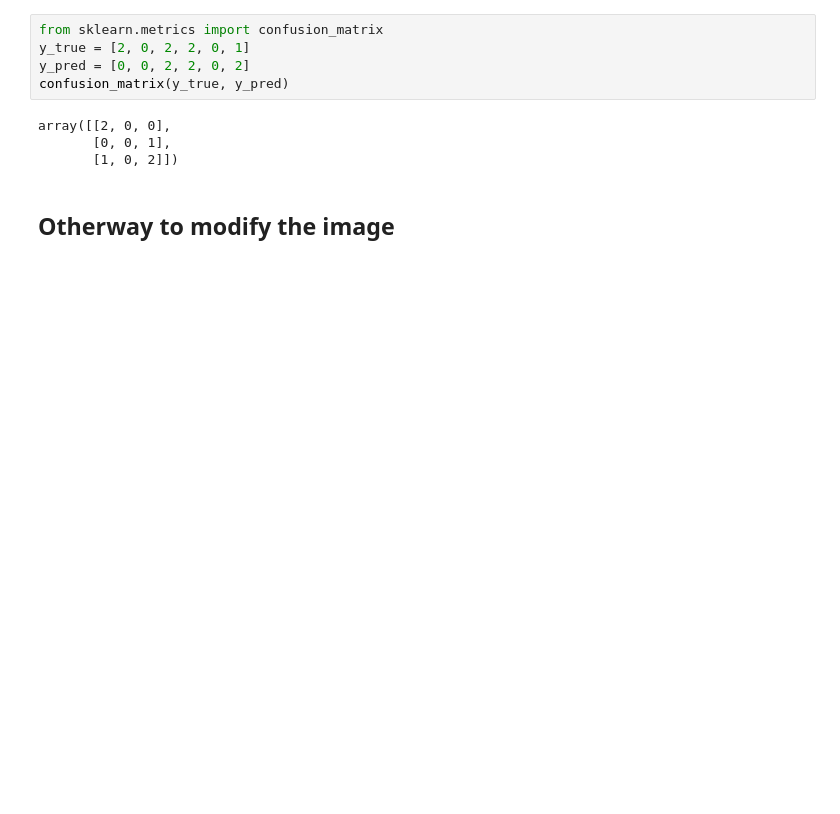
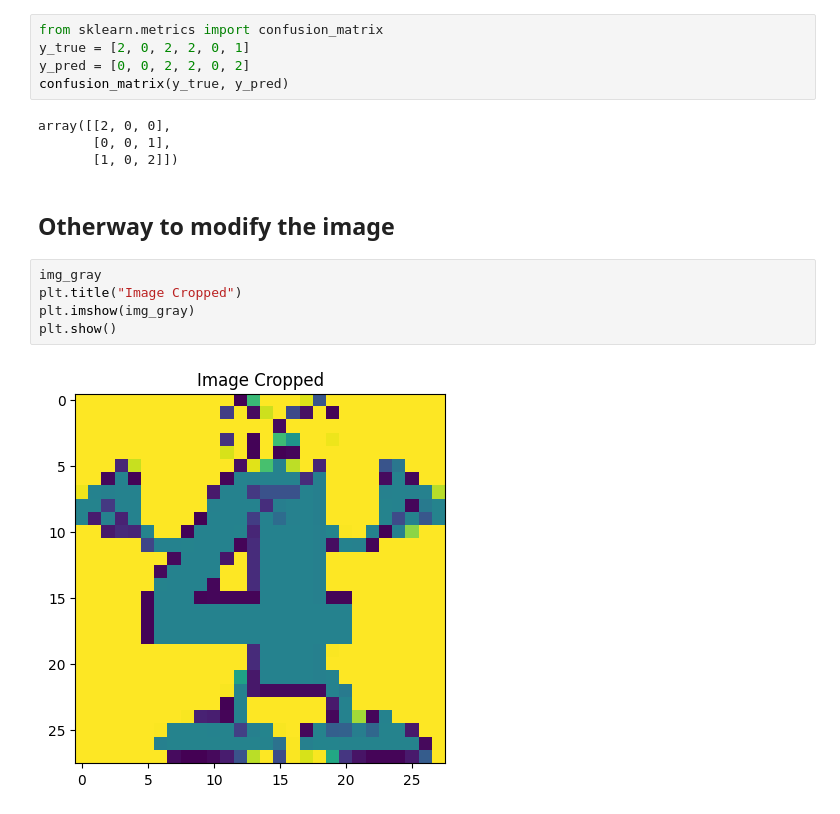
Before and after one commit to 123ned123/APS360, a Jupyter notebook: Tuts/tut2/Tut2_Multi_Class_ANN.ipynb, the cells around one changed output. Drawn from its saved outputs; the diff is of its cells as text; blank space fills up the shorter version.

```diff
--- a/Tuts/tut2/Tut2_Multi_Class_ANN.ipynb
+++ b/Tuts/tut2/Tut2_Multi_Class_ANN.ipynb
@@ -304,5 +310,12 @@ array([[2, 0, 0],
        [1, 0, 2]])
 # %% [markdown]
 ## Otherway to modify the image
+# %%
+img_gray
+plt.title("Image Cropped")
+plt.imshow(img_gray)
+plt.show()
+# %% [output]
+[figure, added]
 # %%
 #cropping
```
Also changed, not shown: parts of 11 cells of this notebook, 2 other files.
